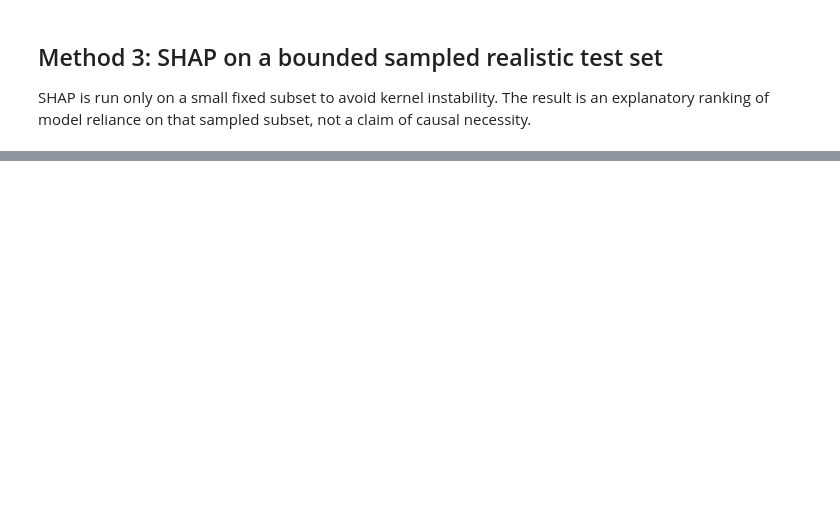
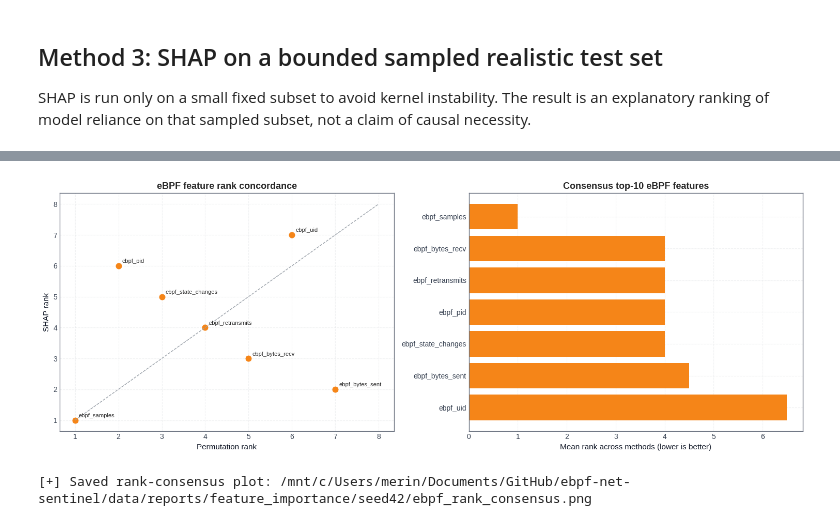
Before and after one commit to merinnnn/ebpf-net-sentinel, a Jupyter notebook: ml/notebooks/02_feature_importance.ipynb, the cells around one changed output, grey strips where cells are left out. Drawn from its saved outputs; the diff is of its cells as text; code cells hidden in the pictures; blank space fills up the shorter version.

```diff
--- a/ml/notebooks/02_feature_importance.ipynb
+++ b/ml/notebooks/02_feature_importance.ipynb
@@ -345,0 +431,30 @@ ebpf_state_changes           0.0000          0.0000                 3          5
+# %%
+consensus_path = FI_DIR / 'ebpf_feature_consensus.csv'
+if consensus_path.exists():
+    consensus = pd.read_csv(consensus_path).head(20).copy()
+    fig, axes = plt.subplots(1, 2, figsize=(15, 5.5))
+
+    axes[0].scatter(consensus['permutation_rank'], consensus['shap_rank'], s=90, color=EBPF_COLOR, edgecolor='white', linewidth=0.8)
+    lim = max(consensus['permutation_rank'].max(), consensus['shap_rank'].max()) + 1
+    axes[0].plot([1, lim], [1, lim], linestyle='--', color=NEUTRAL_COLOR, linewidth=1)
+    for _, row in consensus.head(10).iterrows():
+        axes[0].annotate(row['feature'], (row['permutation_rank'], row['shap_rank']), xytext=(5, 4), textcoords='offset points', fontsize=8)
+    axes[0].set_xlabel('Permutation rank')
+    axes[0].set_ylabel('SHAP rank')
+    axes[0].set_title('eBPF feature rank concordance')
+
+    top10 = consensus.head(10).iloc[::-1]
+    axes[1].barh(top10['feature'], top10['mean_rank'], color=EBPF_COLOR)
+    axes[1].set_title('Consensus top-10 eBPF features')
+    axes[1].set_xlabel('Mean rank across methods (lower is better)')
+
+    plt.tight_layout()
+    out = FI_DIR / 'ebpf_rank_consensus.png'
+    savefig(fig, out)
+    plt.show()
+    print(f'[+] Saved rank-consensus plot: {out}')
+else:
+    print(f'[!] Consensus file not found: {consensus_path}')
+# %% [output]
+[figure, added]
+[+] Saved rank-consensus plot: /mnt/c/Users/merin/Documents/GitHub/ebpf-net-sentinel/data/reports/feature_importance/seed42/ebpf_rank_consensus.png
```
Also changed, not shown: parts of 7 cells of this notebook.
